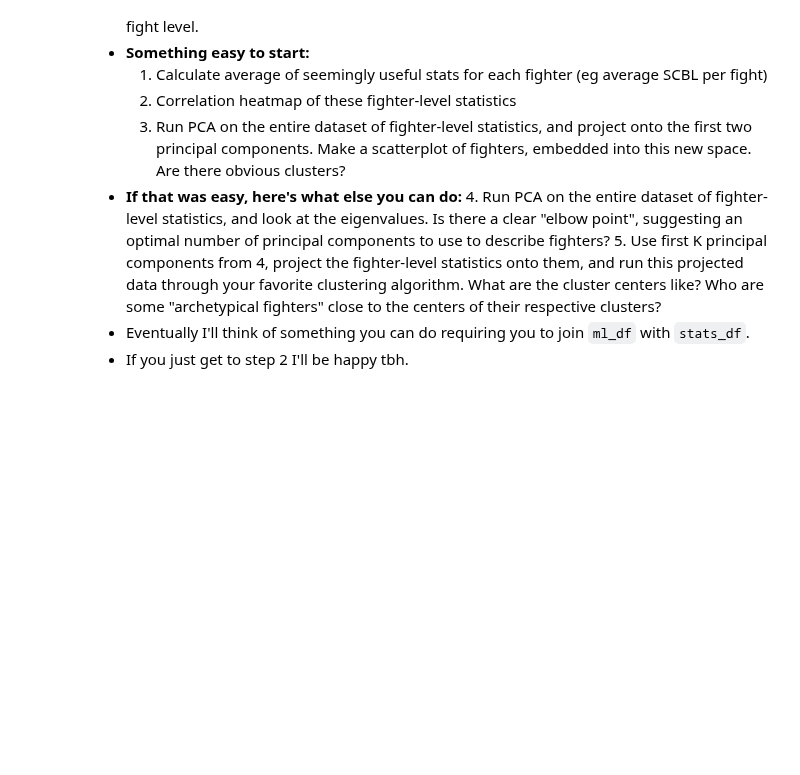
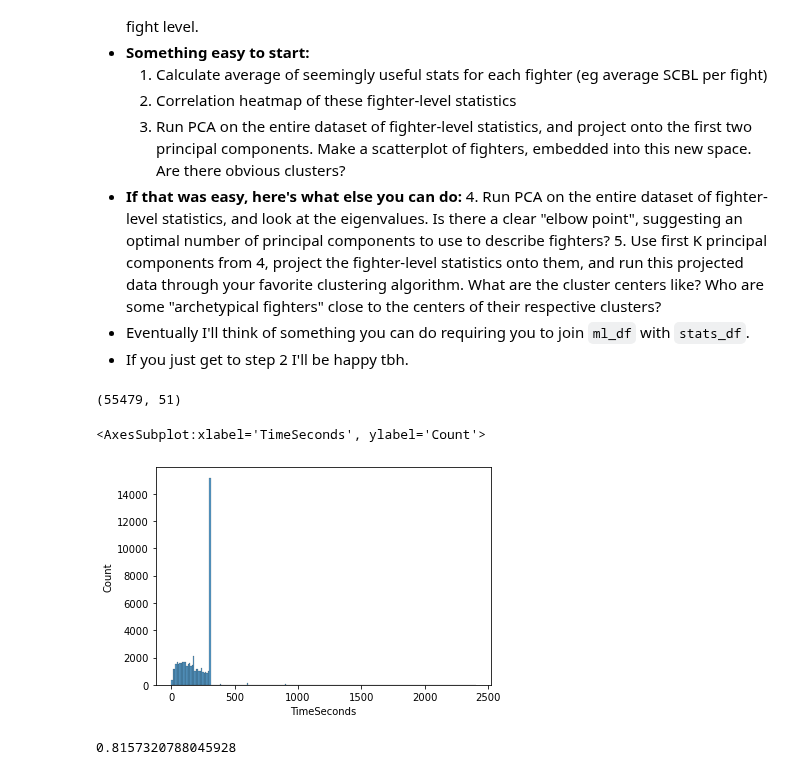
Before and after one commit to John-Curcio/sports, a Jupyter notebook: intro EDA.ipynb, the cells around one changed output. Drawn from its saved outputs; the diff is of its cells as text; code cells hidden in the pictures; blank space fills up the shorter version.

```diff
--- a/intro EDA.ipynb
+++ b/intro EDA.ipynb
@@ -39,3 +43,7 @@ ml_df.head()
 [ESPN keeps track](https://www.espn.com/mma/fighter/stats/_/id/3933168/francis-ngannou) of the outcomes of every fight/match. `clean_matches.csv` contains these results.
 
 **All the matches in `ml_df` have already been joined with `match_df`, so you don't need this unless you want to look at fights for which I don't have odds info.**
+# %%
+match_df = pd.read_csv("data/clean_matches.csv")
+print(match_df.shape)
+match_df.head()
@@ -134,3 +150,31 @@ log_loss(y_true=y_true, y_pred=y_pred)
     5. Use first K principal components from 4, project the fighter-level statistics onto them, and run this projected data through your favorite clustering algorithm. What are the cluster centers like? Who are some "archetypical fighters" close to the centers of their respective clusters?
 * Eventually I'll think of something you can do requiring you to join `ml_df` with `stats_df`.
 * If you just get to step 2 I'll be happy tbh.
+# %%
+# have to join on match_df in order to get the uhhhh
+cols = sorted(set(match_df.columns) & set(stats_df.columns)) + ["Time"]
+stats_time_df = stats_df.merge(match_df[cols], on=["Date", "FighterID", "Opponent"], how="inner")
+stats_time_df.shape
+# %% [output]
+(55479, 51)
+# %%
+def parse_time(s):
+    if s is np.nan:
+        return np.nan
+    if s == "-":
+        return np.nan
+    minutes, seconds = s.split(":")
+    return 60 * int(minutes) + int(seconds)
+
+stats_time_df["TimeSeconds"] = stats_time_df["Time"].apply(parse_time)
+sns.histplot(stats_time_df["TimeSeconds"])
+# %% [output]
+<AxesSubplot:xlabel='TimeSeconds', ylabel='Count'>
+[figure, added]
+# %%
+drop_inds = (stats_time_df[stats_cols].isnull() | (stats_time_df[stats_cols] == 0)).all(1)
+drop_inds = drop_inds | stats_time_df["TimeSeconds"].isnull()
+drop_inds = drop_inds | (stats_time_df["TimeSeconds"] > 300) # I don't trust these fights
+drop_inds.mean()
+# %% [output]
+0.8157320788045928
```
Also changed, not shown: parts of 12 cells of this notebook, 10 other files.
